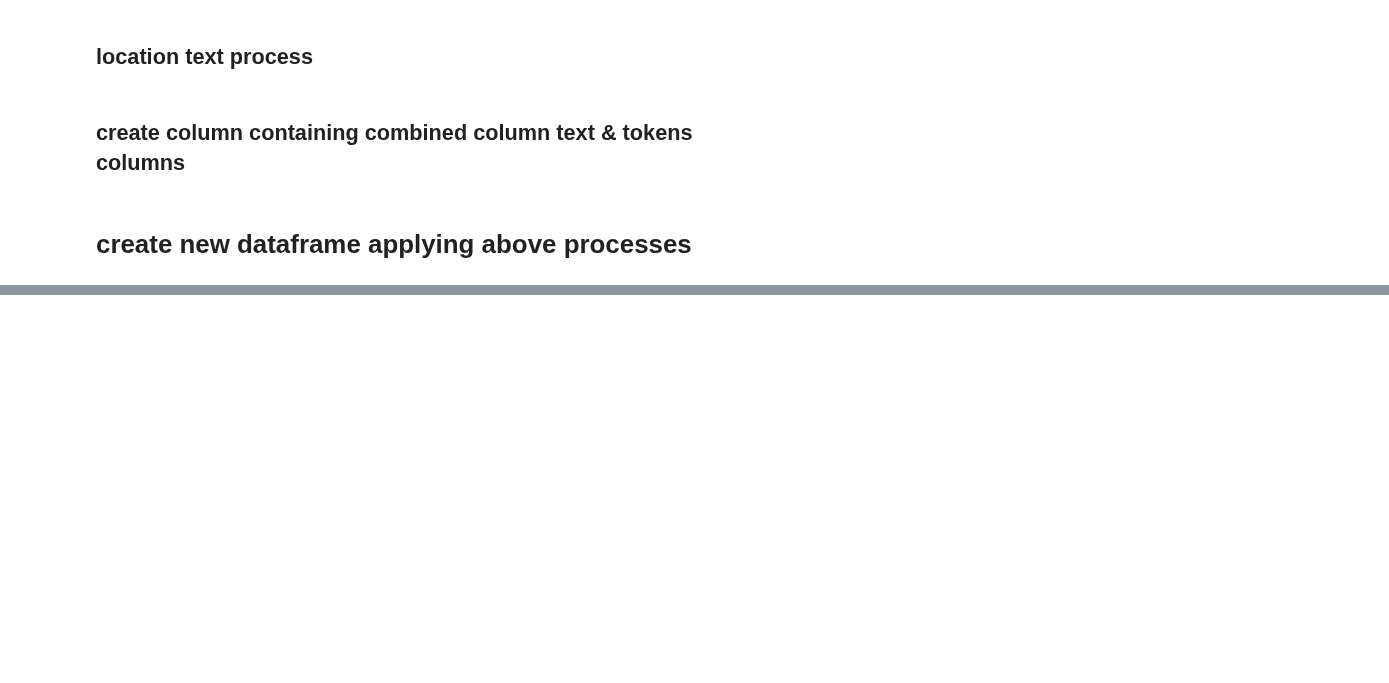
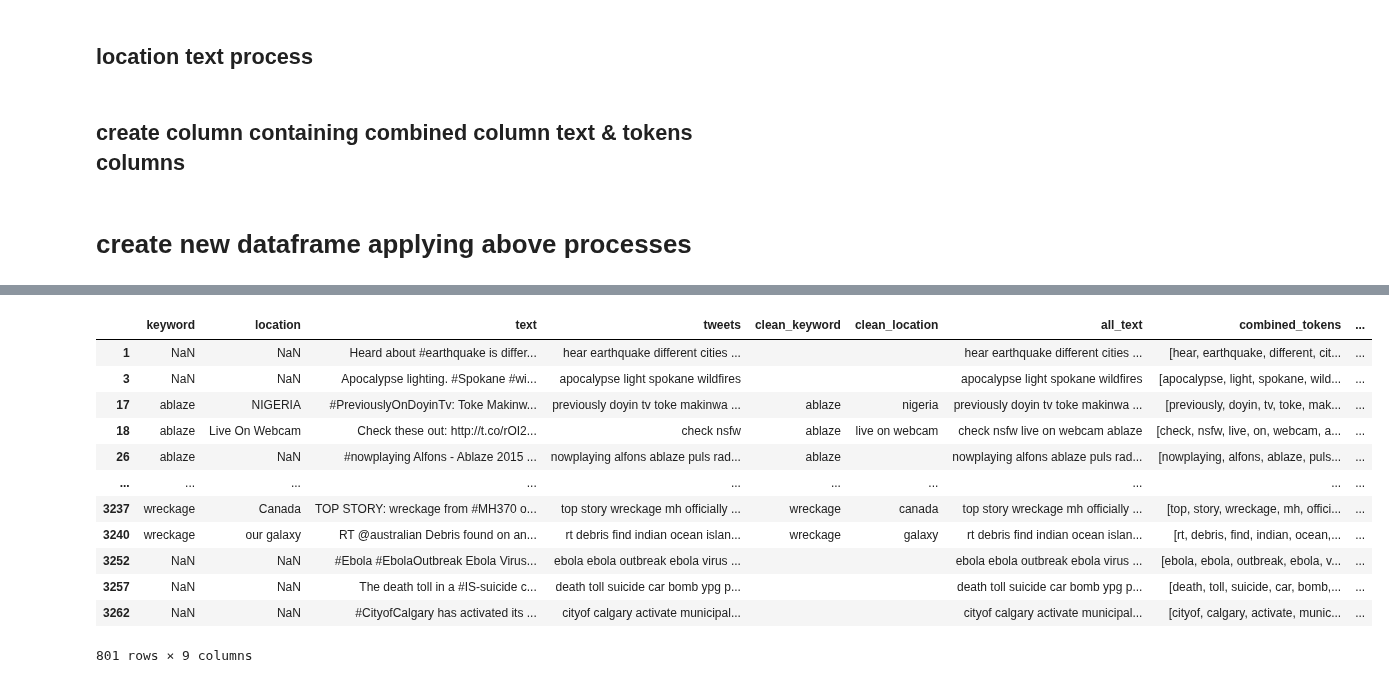
Before and after one commit to 8REN/disaster_tweets, a Jupyter notebook: preprocess_text.ipynb, the cells around one changed output, grey strips where cells are left out. Drawn from its saved outputs; the diff is of its cells as text; code cells hidden in the pictures; blank space fills up the shorter version.

```diff
--- a/preprocess_text.ipynb
+++ b/preprocess_text.ipynb
@@ -25,8 +25,8 @@ from nltk.stem import WordNetLemmatizer
 ## import datasets
 # %%
 # import dataset
-df = pd.read_csv('train.csv', index_col=0)
-test_df = pd.read_csv('test.csv', index_col=0)
+df = pd.read_csv('train.csv')
+test_df = pd.read_csv('test.csv')
 #target = pd.read_csv('train.csv', usecols=['target'])
 # %%
 print(len(df))
@@ -37,3 +37,6 @@ print(len(test_df))
+# %%
+test_df.drop(['id'], axis=1, inplace=True)
+df.drop(['id'], axis=1, inplace=True)
 # %%
 #dups = df[df.duplicated(['text'])]
 df.drop_duplicates(subset=['text'], keep='first', inplace=True)
@@ -340,16 +321,26 @@ def norm_text(tokens):
 def process_tweet(df):
     """combine regex and nltk processing for tweet text and keyword text processing"""
     def expand_text(text):
-        camel_text = expand_hashtags(text)
-        exp_loc_tweet = word_expansion_from_dict(camel_text, expansion_dict=location_expansion_dict)
-        exp_text = word_expansion_from_dict(exp_loc_tweet.lower(), expansion_dict=contractions_dict)
-        return exp_text
+        text = expand_hashtags(text)
+        text = word_expansion_from_dict(text, expansion_dict=location_expansion_dict)
+        text = word_expansion_from_dict(text.lower(), expansion_dict=contractions_dict)
+        return text
+
+
+    def denoise_text(text):
+        text = remove_urls(text)
+        text = re.sub(r'(?<=\d)(?=[^\d\s])|(?<=[^\d\s])(?=\d)', ' ', text)
+        text = remove_handles(text)
+        text = reduce_repeat_vowels(text)
+        text = reduce_repeat_consonants(text)
+        text = remove_non_alpha(text)
+        return text
 
     def process_text(text):
-        exp_text = expand_hashtags(text)
+        exp_text = expand_text(text)
         clean_text = denoise_text(exp_text)
         lem_text = lemmatize_text(clean_text)
-        text = ' '.join(x for x in norm_text(lem_text) if len(x) > 2)
+        text = ' '.join(x for x in norm_text(lem_text) if len(x) > 1)
         return text
 
 
@@ -471,2 +446,18 @@ len(word_dict)
 # %%
 print(min(word_dict)[:100])
+# %%
+test_df[test_df['text'].str.contains("#")]
+# %% [output]
+|  | keyword | location | text | tweets | clean_keyword | clean_location | all_text | combined_tokens | ... |
+| 1 | NaN | NaN | Heard about #earthquake is differ... | hear earthquake different cities ... |  |  | hear earthquake different cities ... | [hear, earthquake, different, cit... | ... |
+| 3 | NaN | NaN | Apocalypse lighting. #Spokane #wi... | apocalypse light spokane wildfires |  |  | apocalypse light spokane wildfires | [apocalypse, light, spokane, wild... | ... |
+| 17 | ablaze | NIGERIA | #PreviouslyOnDoyinTv: Toke Makinw... | previously doyin tv toke makinwa ... | ablaze | nigeria | previously doyin tv toke makinwa ... | [previously, doyin, tv, toke, mak... | ... |
+| 18 | ablaze | Live On Webcam | Check these out: http://t.co/rOI2... | check nsfw | ablaze | live on webcam | check nsfw live on webcam ablaze | [check, nsfw, live, on, webcam, a... | ... |
+| 26 | ablaze | NaN | #nowplaying Alfons - Ablaze 2015 ... | nowplaying alfons ablaze puls rad... | ablaze |  | nowplaying alfons ablaze puls rad... | [nowplaying, alfons, ablaze, puls... | ... |
+| ... | ... | ... | ... | ... | ... | ... | ... | ... | ... |
+| 3237 | wreckage | Canada | TOP STORY: wreckage from #MH370 o... | top story wreckage mh officially ... | wreckage | canada | top story wreckage mh officially ... | [top, story, wreckage, mh, offici... | ... |
+| 3240 | wreckage | our galaxy | RT @australian Debris found on an... | rt debris find indian ocean islan... | wreckage | galaxy | rt debris find indian ocean islan... | [rt, debris, find, indian, ocean,... | ... |
+| 3252 | NaN | NaN | #Ebola #EbolaOutbreak Ebola Virus... | ebola ebola outbreak ebola virus ... |  |  | ebola ebola outbreak ebola virus ... | [ebola, ebola, outbreak, ebola, v... | ... |
+| 3257 | NaN | NaN | The death toll in a #IS-suicide c... | death toll suicide car bomb ypg p... |  |  | death toll suicide car bomb ypg p... | [death, toll, suicide, car, bomb,... | ... |
+| 3262 | NaN | NaN | #CityofCalgary has activated its ... | cityof calgary activate municipal... |  |  | cityof calgary activate municipal... | [cityof, calgary, activate, munic... | ... |
+801 rows × 9 columns
```
Also changed, not shown: parts of 14 cells of this notebook, 1 other file.
